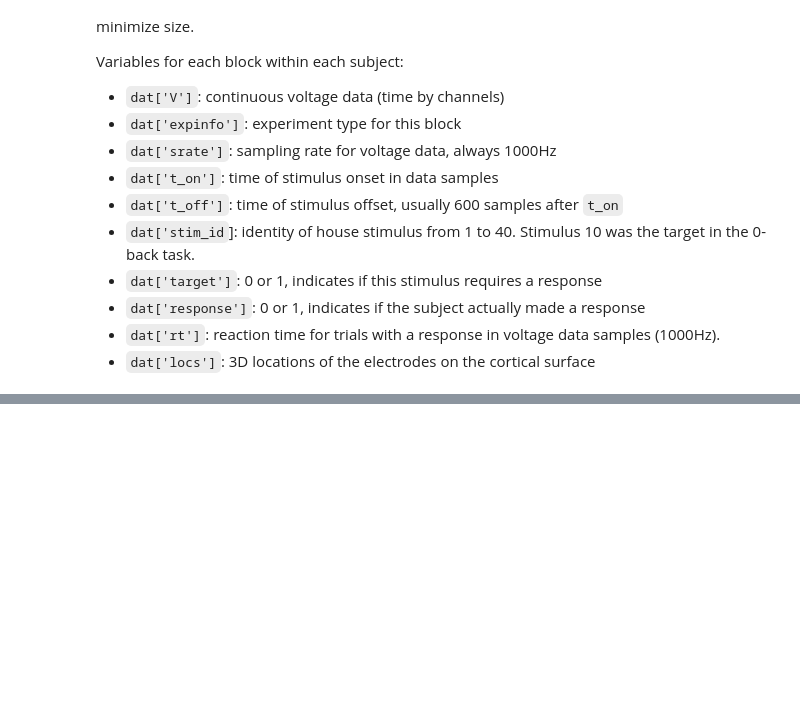
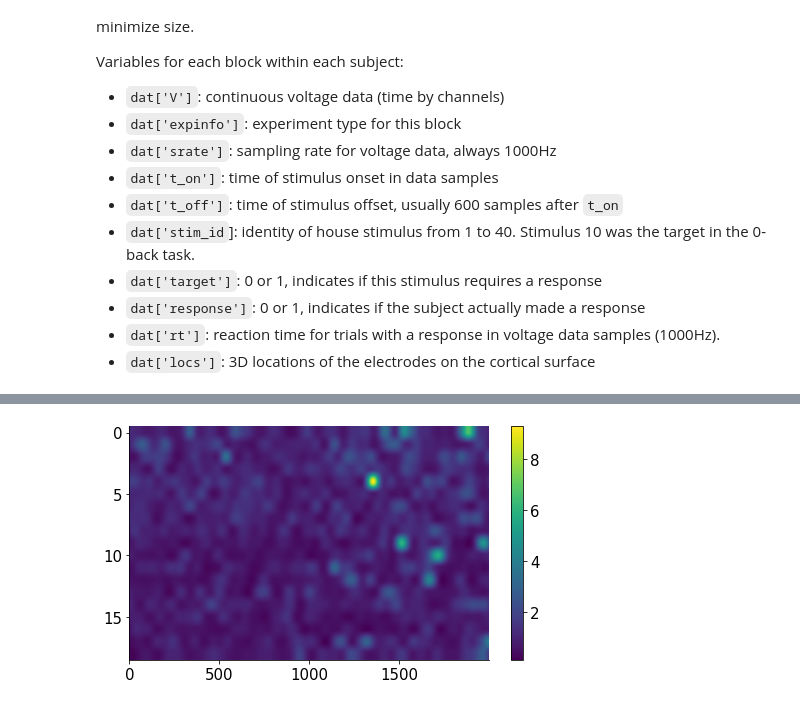
Before and after one commit to mslarson94/NMA2022_ECoG, a Jupyter notebook: projects/ECoG/TA_single_trial_data_anaylsis_nback.ipynb, the cells around one changed output, grey strips where cells are left out. Drawn from its saved outputs; the diff is of its cells as text; code cells hidden in the pictures; blank space fills up the shorter version.

```diff
--- a/projects/ECoG/TA_single_trial_data_anaylsis_nback.ipynb
+++ b/projects/ECoG/TA_single_trial_data_anaylsis_nback.ipynb
@@ -158,0 +170,9 @@ plt.show()
+# %%
+# this electrode has a more transient response
+plt.subplot(1, 3, 1)
+plt.imshow(V_epochs[dat['response']==1, :,chan].astype('float32'),
+           aspect='auto')
+plt.colorbar()
+plt.show()
+# %% [output]
+[figure, added]
```
Also changed, not shown: parts of 2 cells of this notebook.
